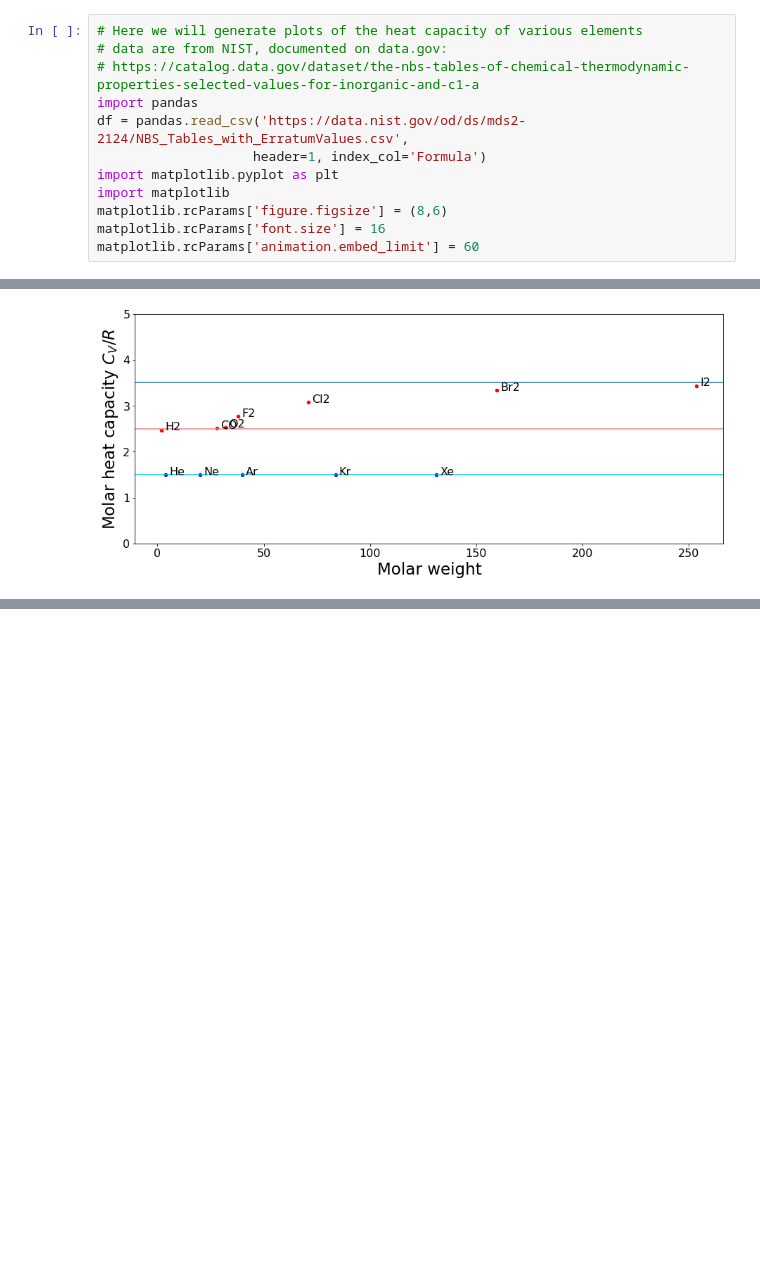
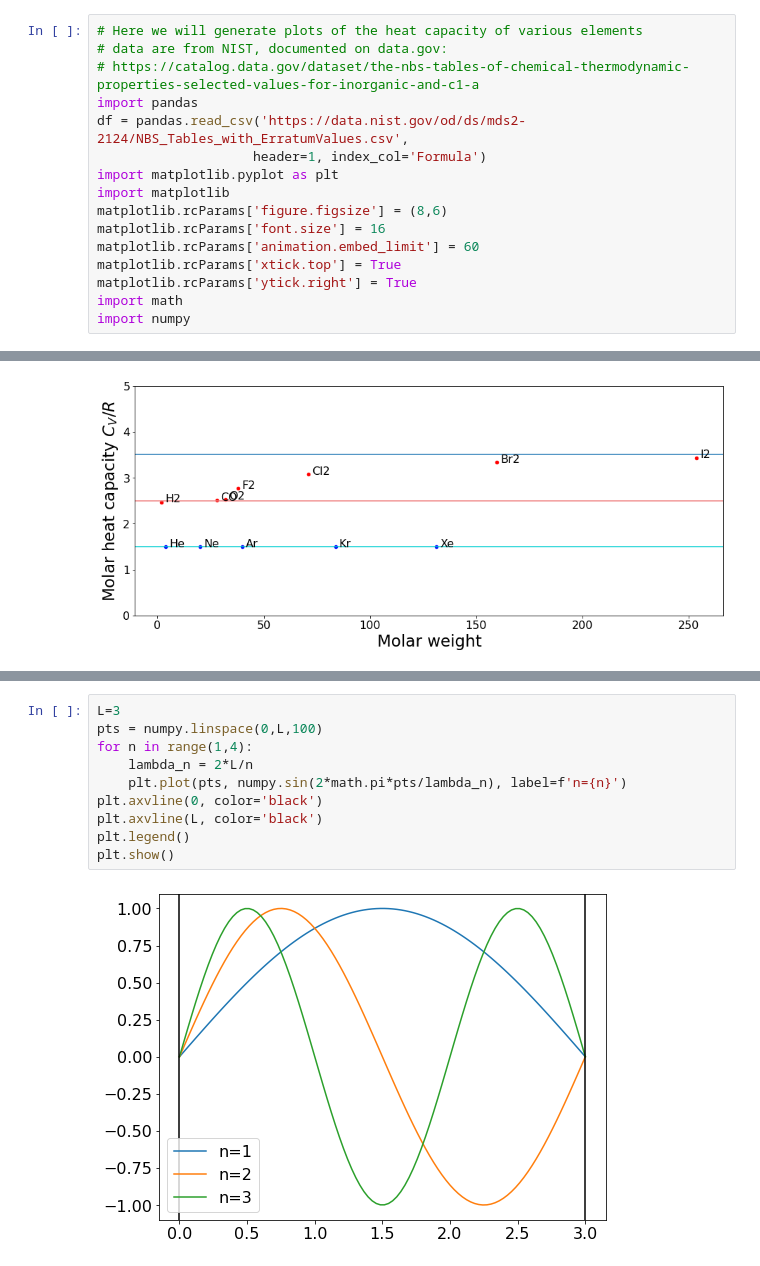
Before and after one commit to ponyisi/phy_355_fall2020, a Jupyter notebook: 10 - The Need for Quantization.ipynb, the cells around one changed output, grey strips where cells are left out. Cells and saved outputs as stored; diff of their text form; blank space fills up the shorter version.

```diff
--- a/10 - The Need for Quantization.ipynb
+++ b/10 - The Need for Quantization.ipynb
@@ -43,6 +43,10 @@ import matplotlib
 matplotlib.rcParams['figure.figsize'] = (8,6)
 matplotlib.rcParams['font.size'] = 16
 matplotlib.rcParams['animation.embed_limit'] = 60
+matplotlib.rcParams['xtick.top'] = True
+matplotlib.rcParams['ytick.right'] = True
+import math
+import numpy
 # %%
 R=8.314 # J/mol K
 # Select noble gases in the gaseus state, force the columns we want to be a float
@@ -109,0 +110,12 @@ Planck managed to reconcile with the actual observed distribution by assuming th
+# %%
+L=3
+pts = numpy.linspace(0,L,100)
+for n in range(1,4):
+    lambda_n = 2*L/n
+    plt.plot(pts, numpy.sin(2*math.pi*pts/lambda_n), label=f'n={n}')
+plt.axvline(0, color='black')
+plt.axvline(L, color='black')
+plt.legend()
+plt.show()
+# %% [output]
+[figure, added]
```
Also changed, not shown: parts of 10 cells of this notebook, 1 other file.
